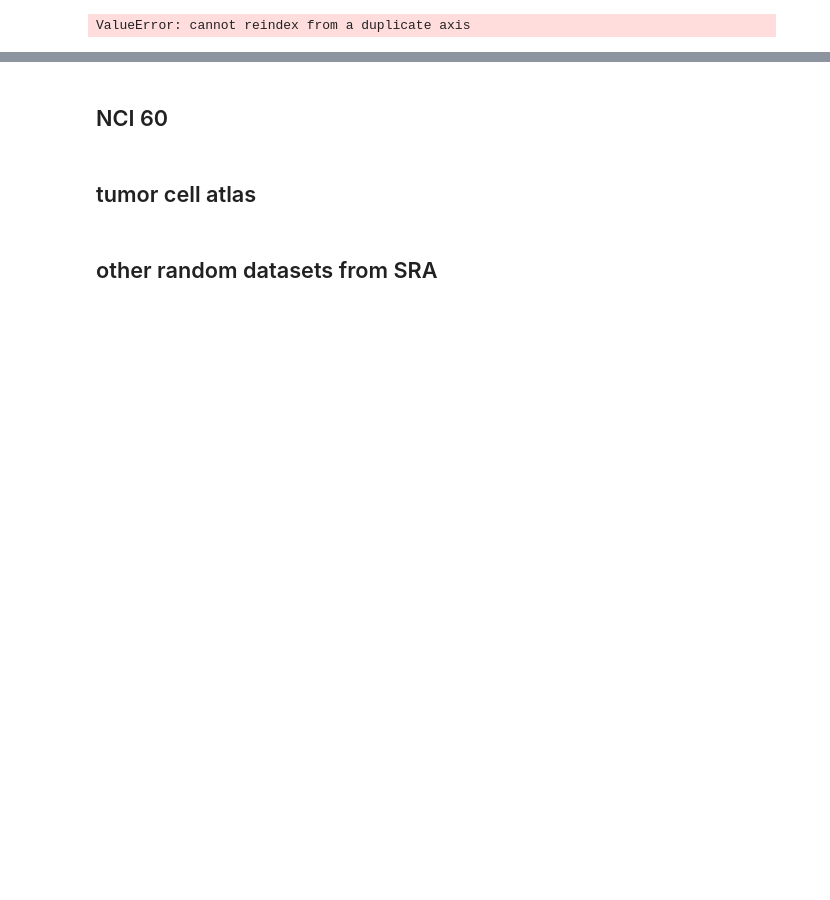
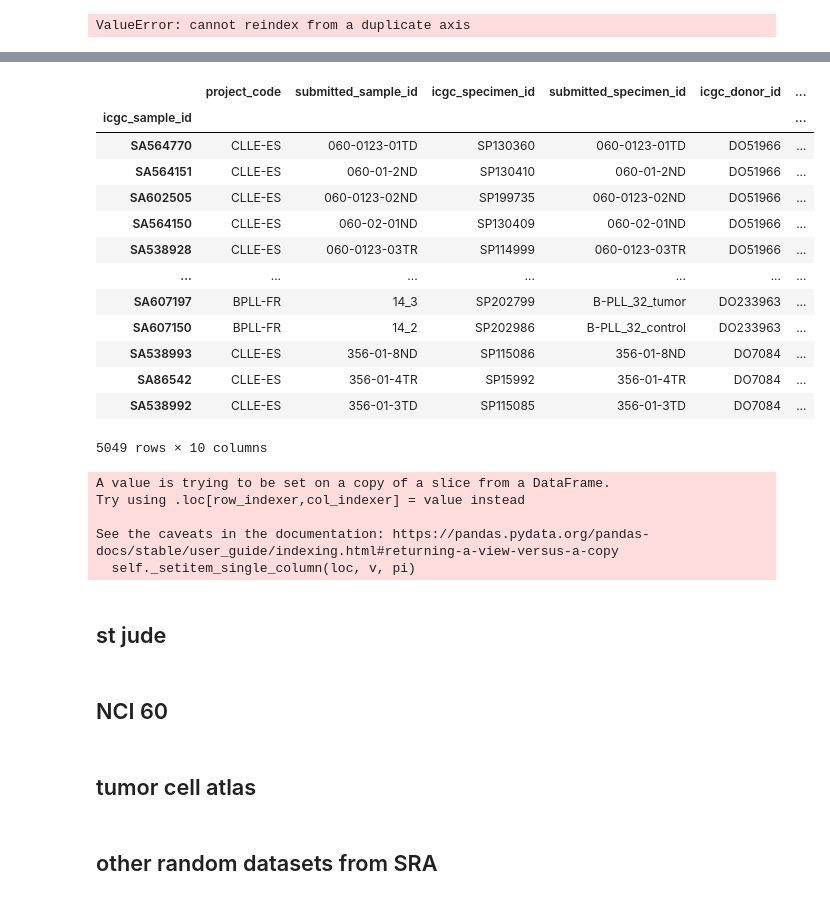
Before and after one commit to broadinstitute/celligner2, a Jupyter notebook: RNA_loading_human.ipynb, the cells around one changed output, grey strips where cells are left out. Drawn from its saved outputs; the diff is of its cells as text; code cells hidden in the pictures; blank space fills up the shorter version.

```diff
--- a/RNA_loading_human.ipynb
+++ b/RNA_loading_human.ipynb
@@ -815,0 +885,18 @@ ValueError: cannot reindex from a duplicate axis
+# %%
+sample = pd.read_csv("data/sample.tsv", sep="\t", index_col=0)
+sample
+# %% [output]
+|  | project_code | submitted_sample_id | icgc_specimen_id | submitted_specimen_id | icgc_donor_id | ... |
+| icgc_sample_id |  |  |  |  |  | ... |
+| SA564770 | CLLE-ES | 060-0123-01TD | SP130360 | 060-0123-01TD | DO51966 | ... |
+| SA564151 | CLLE-ES | 060-01-2ND | SP130410 | 060-01-2ND | DO51966 | ... |
+| SA602505 | CLLE-ES | 060-0123-02ND | SP199735 | 060-0123-02ND | DO51966 | ... |
+| SA564150 | CLLE-ES | 060-02-01ND | SP130409 | 060-02-01ND | DO51966 | ... |
+| SA538928 | CLLE-ES | 060-0123-03TR | SP114999 | 060-0123-03TR | DO51966 | ... |
+| ... | ... | ... | ... | ... | ... | ... |
+| SA607197 | BPLL-FR | 14_3 | SP202799 | B-PLL_32_tumor | DO233963 | ... |
+| SA607150 | BPLL-FR | 14_2 | SP202986 | B-PLL_32_control | DO233963 | ... |
+| SA538993 | CLLE-ES | 356-01-8ND | SP115086 | 356-01-8ND | DO7084 | ... |
+| SA86542 | CLLE-ES | 356-01-4TR | SP15992 | 356-01-4TR | DO7084 | ... |
+| SA538992 | CLLE-ES | 356-01-3TD | SP115085 | 356-01-3TD | DO7084 | ... |
+5049 rows × 10 columns
@@ -815,0 +905,9 @@ ValueError: cannot reindex from a duplicate axis
+# %%
+for i, val in icgcann.iterrows():
+    icgcann.loc[i, specimen.columns] = specimen.loc[val.icgc_specimen_id]
+# %% [output]
+A value is trying to be set on a copy of a slice from a DataFrame.
+Try using .loc[row_indexer,col_indexer] = value instead
+
+See the caveats in the documentation: https://pandas.pydata.org/pandas-docs/stable/user_guide/indexing.html#returning-a-view-versus-a-copy
+  self._setitem_single_column(loc, v, pi)
@@ -815,0 +919,2 @@ ValueError: cannot reindex from a duplicate axis
+# %% [markdown]
+## st jude
```
Also changed, not shown: parts of 68 cells of this notebook, 11 other files.
